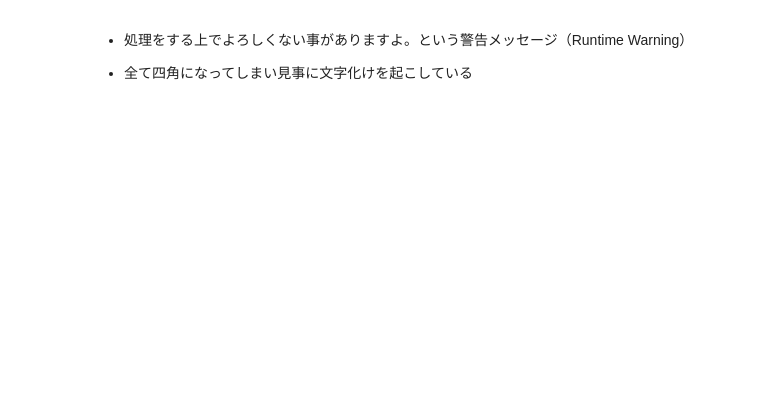
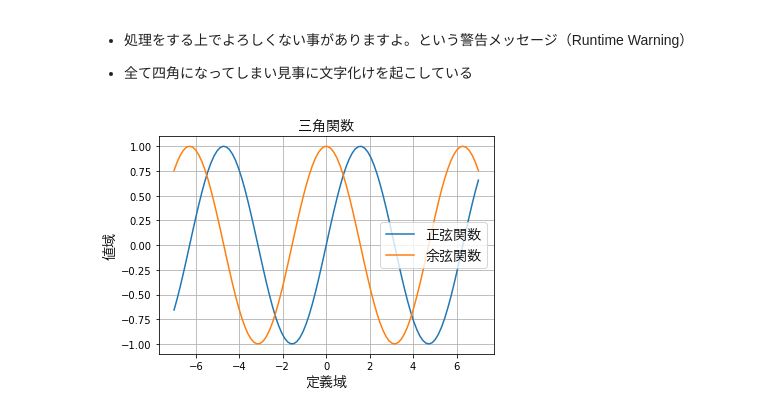
Before and after one commit to MoTo-LaBo/Machine-Learning-Basic, a Jupyter notebook: matplotlib/font_setting.ipynb, the cells around one changed output. Saved outputs shown, nothing was run; the diff lists cells and outputs as text; code cells hidden in the pictures; blank space fills up the shorter version.

```diff
--- a/matplotlib/font_setting.ipynb
+++ b/matplotlib/font_setting.ipynb
@@ -30,3 +35,13 @@ Text(0.5, 1.0, '正弦関数')
 - 処理をする上でよろしくない事がありますよ。という警告メッセージ（Runtime Warning）
 
 - 全て四角になってしまい見事に文字化けを起こしている
+# %%
+plt.plot(x, y1, label='正弦関数', )
+plt.plot(x, y2, label='余弦関数', )
+plt.xlabel('定義域', fontproperties=fp)  # ここで fontproperties は小文字入力
+plt.ylabel('値域', fontproperties=fp)
+plt.title('三角関数', fontproperties=fp)
+plt.legend(prop=fp)  # 凡例表示, prop=fp で日本語表示になる
+plt.grid()  # グリッド
+# %% [output]
+[figure, added]
```
Also changed, not shown: parts of 6 cells of this notebook, 1 other file.
